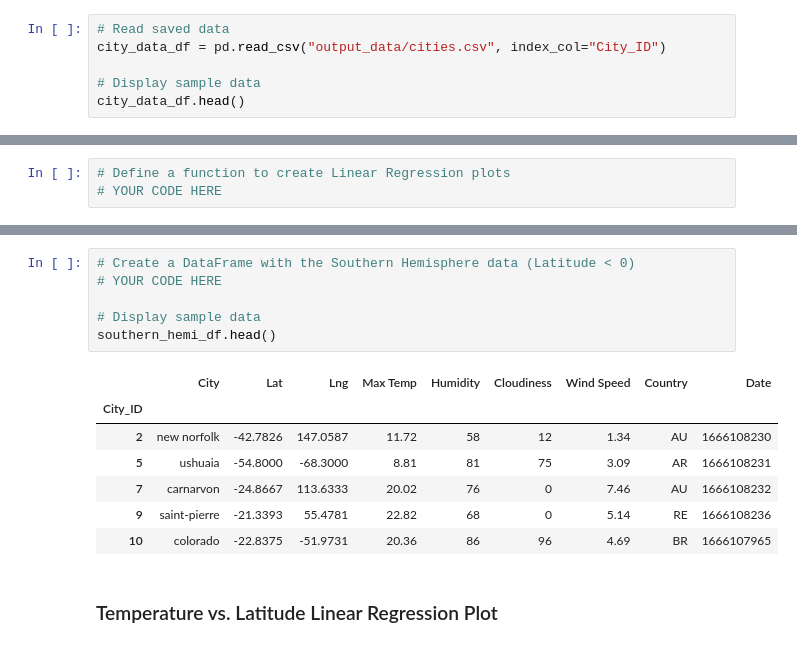
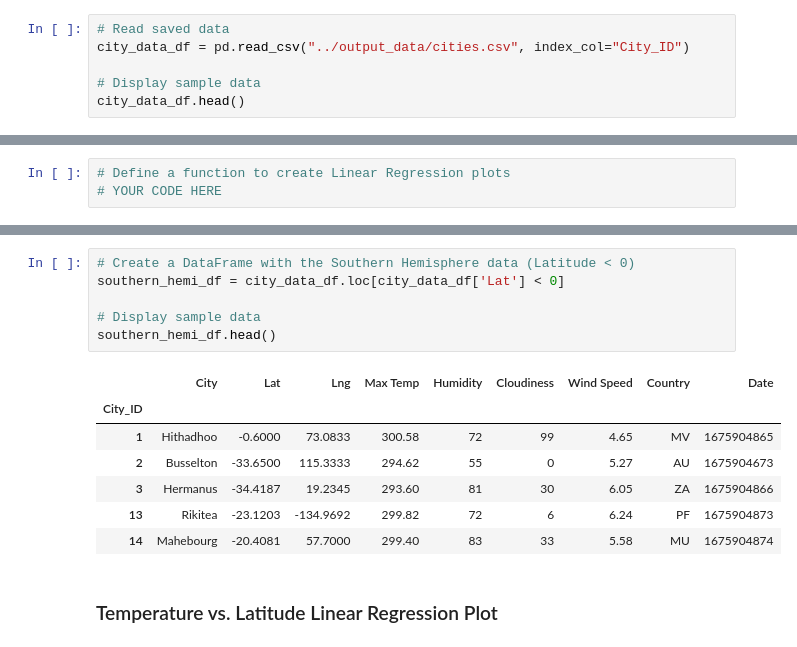
Before and after one commit to edwardAugust/python-api-challenge, a Jupyter notebook: starter_code/WeatherPy.ipynb, the cells around one changed output, grey strips where cells are left out. Saved outputs shown, nothing was run; the diff lists cells and outputs as text.

```diff
--- a/starter_code/WeatherPy.ipynb
+++ b/starter_code/WeatherPy.ipynb
@@ -219,6 +218,6 @@ city_data_df.to_csv("output_data/cities.csv", index_label="City_ID")
 # %%
 # Read saved data
-city_data_df = pd.read_csv("output_data/cities.csv", index_col="City_ID")
+city_data_df = pd.read_csv("../output_data/cities.csv", index_col="City_ID")
 
 # Display sample data
 city_data_df.head()
@@ -320,16 +319,16 @@ northern_hemi_df.head()
 # %%
 # Create a DataFrame with the Southern Hemisphere data (Latitude < 0)
-# YOUR CODE HERE
+southern_hemi_df = city_data_df.loc[city_data_df['Lat'] < 0]
 
 # Display sample data
 southern_hemi_df.head()
 # %% [output]
 |  | City | Lat | Lng | Max Temp | Humidity | Cloudiness | Wind Speed | Country | Date |
 | City_ID |  |  |  |  |  |  |  |  |  |
-| 2 | new norfolk | -42.7826 | 147.0587 | 11.72 | 58 | 12 | 1.34 | AU | 1666108230 |
-| 5 | ushuaia | -54.8000 | -68.3000 | 8.81 | 81 | 75 | 3.09 | AR | 1666108231 |
-| 7 | carnarvon | -24.8667 | 113.6333 | 20.02 | 76 | 0 | 7.46 | AU | 1666108232 |
-| 9 | saint-pierre | -21.3393 | 55.4781 | 22.82 | 68 | 0 | 5.14 | RE | 1666108236 |
-| 10 | colorado | -22.8375 | -51.9731 | 20.36 | 86 | 96 | 4.69 | BR | 1666107965 |
+| 1 | Hithadhoo | -0.6000 | 73.0833 | 300.58 | 72 | 99 | 4.65 | MV | 1675904865 |
+| 2 | Busselton | -33.6500 | 115.3333 | 294.62 | 55 | 0 | 5.27 | AU | 1675904673 |
+| 3 | Hermanus | -34.4187 | 19.2345 | 293.60 | 81 | 30 | 6.05 | ZA | 1675904866 |
+| 13 | Rikitea | -23.1203 | -134.9692 | 299.82 | 72 | 6 | 6.24 | PF | 1675904873 |
+| 14 | Mahebourg | -20.4081 | 57.7000 | 299.40 | 83 | 33 | 5.58 | MU | 1675904874 |
 # %% [markdown]
 ###  Temperature vs. Latitude Linear Regression Plot
```
Also changed, not shown: parts of 16 cells of this notebook.
